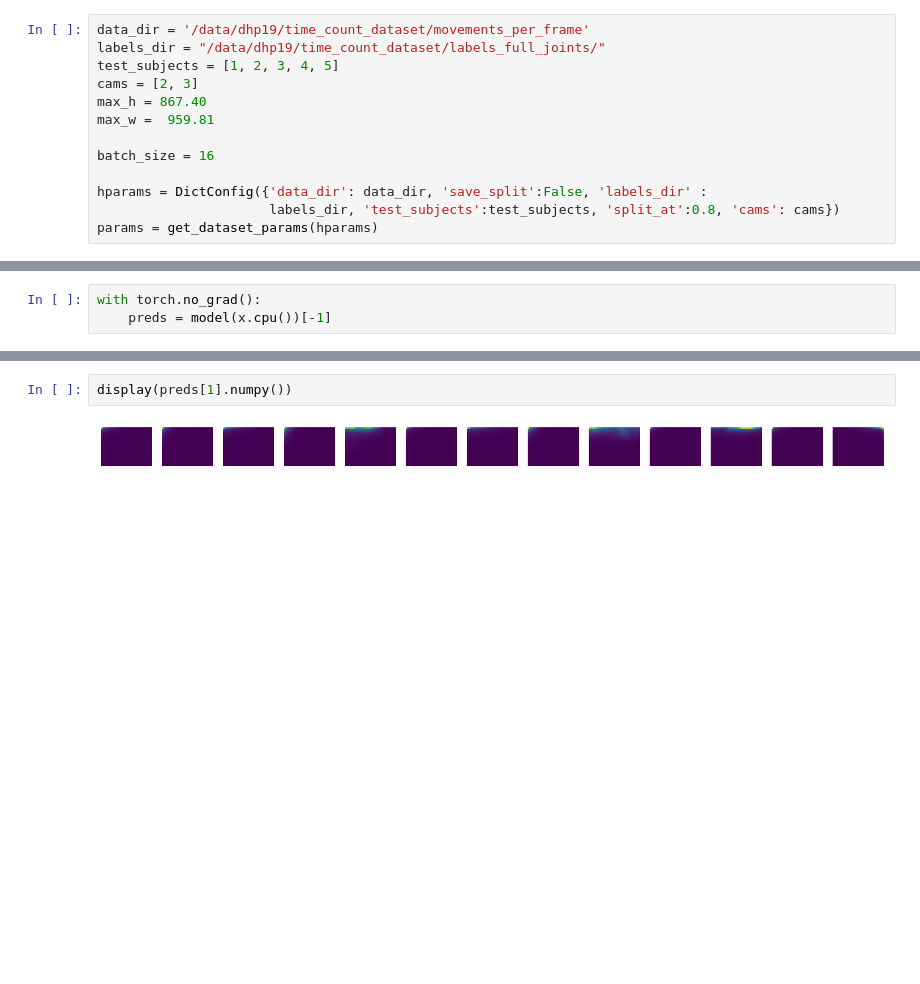
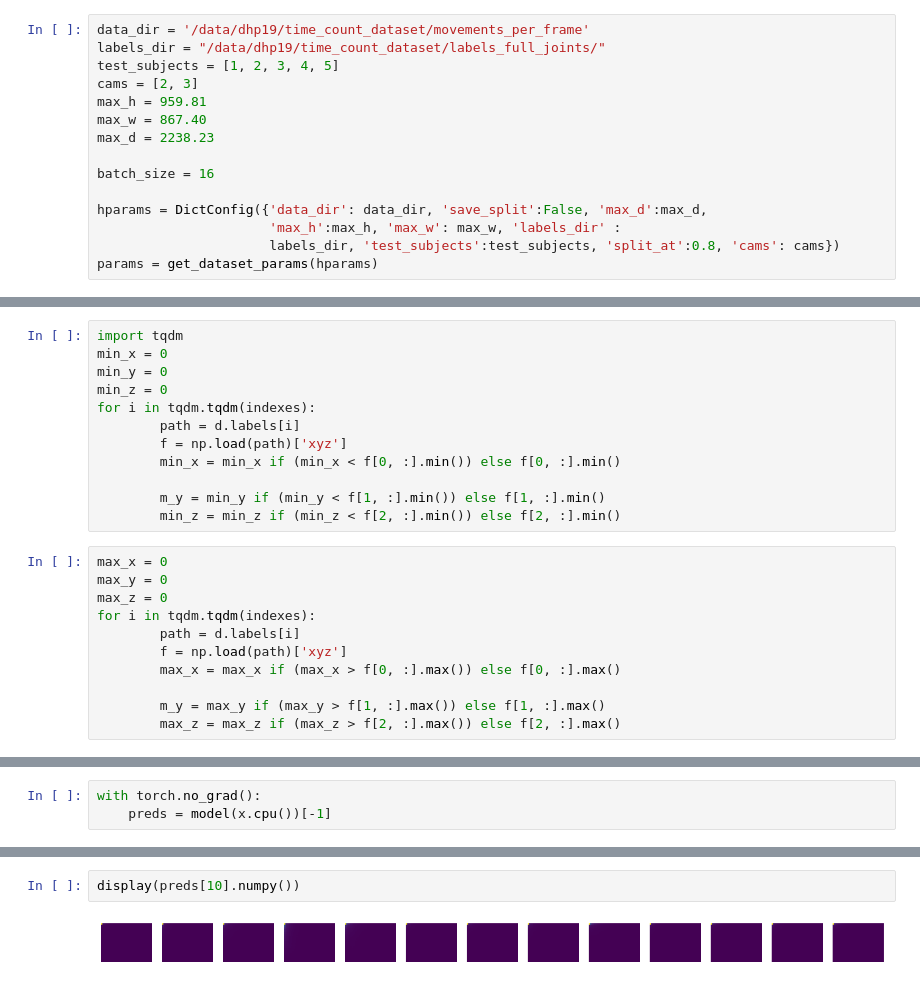
Before and after one commit to gianscarpe/event-based-monocular-hpe, a Jupyter notebook: src/notebooks/hourglass.ipynb, the cells around one changed output, grey strips where cells are left out. Drawn from its saved outputs; the diff is of its cells as text; blank space fills up the shorter version.

```diff
--- a/src/notebooks/hourglass.ipynb
+++ b/src/notebooks/hourglass.ipynb
@@ -44,12 +44,14 @@ data_dir = '/data/dhp19/time_count_dataset/movements_per_frame'
 labels_dir = "/data/dhp19/time_count_dataset/labels_full_joints/"
 test_subjects = [1, 2, 3, 4, 5]
 cams = [2, 3]
-max_h = 867.40
-max_w =  959.81
+max_h = 959.81
+max_w = 867.40
+max_d = 2238.23
 
 batch_size = 16
 
-hparams = DictConfig({'data_dir': data_dir, 'save_split':False, 'labels_dir' :
+hparams = DictConfig({'data_dir': data_dir, 'save_split':False, 'max_d':max_d,
+                      'max_h':max_h, 'max_w': max_w, 'labels_dir' :
                       labels_dir, 'test_subjects':test_subjects, 'split_at':0.8, 'cams': cams})
 params = get_dataset_params(hparams)
 # %% [output]
@@ -82,0 +144,23 @@ tensor([[ 41.0000, 157.0000],
+# %%
+import tqdm
+min_x = 0
+min_y = 0
+min_z = 0
+for i in tqdm.tqdm(indexes):
+        path = d.labels[i]
+        f = np.load(path)['xyz']
+        min_x = min_x if (min_x < f[0, :].min()) else f[0, :].min()
+
+        m_y = min_y if (min_y < f[1, :].min()) else f[1, :].min()
+        min_z = min_z if (min_z < f[2, :].min()) else f[2, :].min()
+# %%
+max_x = 0
+max_y = 0
+max_z = 0
+for i in tqdm.tqdm(indexes):
+        path = d.labels[i]
+        f = np.load(path)['xyz']
+        max_x = max_x if (max_x > f[0, :].max()) else f[0, :].max()
+
+        m_y = max_y if (max_y > f[1, :].max()) else f[1, :].max()
+        max_z = max_z if (max_z > f[2, :].max()) else f[2, :].max()
@@ -125,7 +227,7 @@ tensor(134.6211)
 # %%
-display(preds[1].numpy())
+display(preds[10].numpy())
 # %% [output]
-[figure, old version]
+[figure, new version]
 # %%
 for i in range(batch_size):
     display(preds[i].numpy())
```
Also changed, not shown: parts of 23 cells of this notebook, 12 other files.
